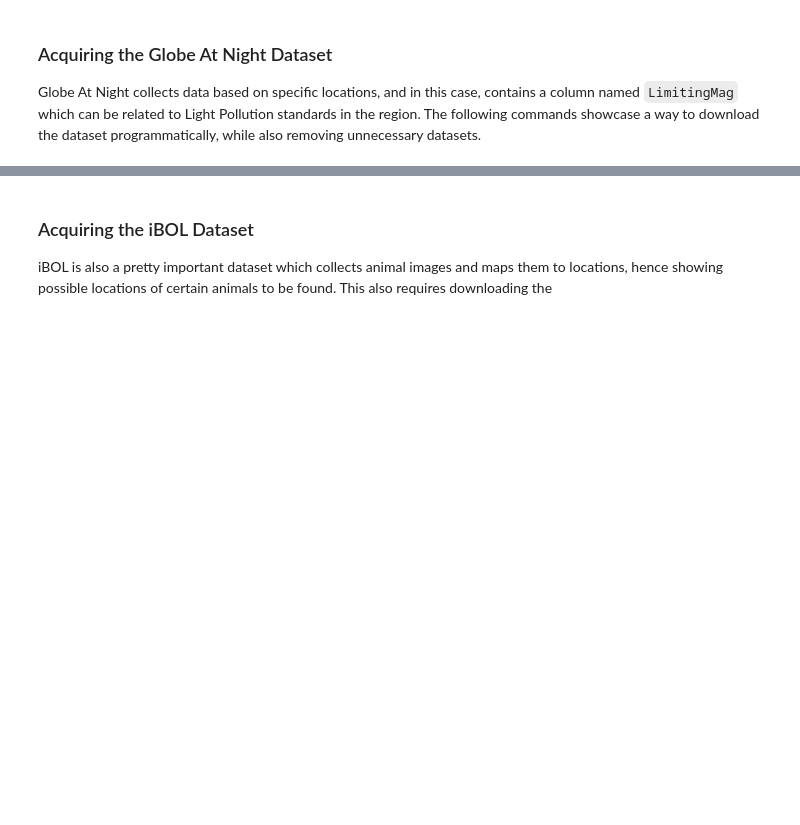
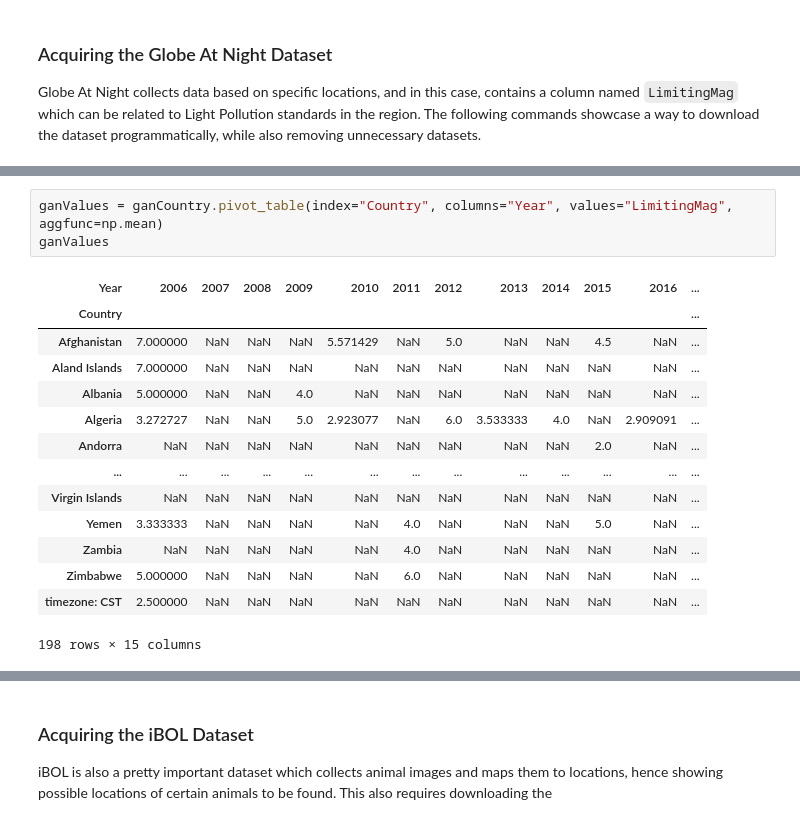
Before and after one commit to ThePyProgrammer/lightPollution, a Jupyter notebook: ProjectPrannayaGupta.ipynb, the cells around one changed output, grey strips where cells are left out. Cells and saved outputs as stored; diff of their text form; blank space fills up the shorter version.

```diff
--- a/ProjectPrannayaGupta.ipynb
+++ b/ProjectPrannayaGupta.ipynb
@@ -573,0 +771,18 @@ gan.Country.unique() #.groupby("UTTime").LimitingMag.mean().plot()
+# %%
+ganValues = ganCountry.pivot_table(index="Country", columns="Year", values="LimitingMag", aggfunc=np.mean)
+ganValues
+# %% [output]
+| Year | 2006 | 2007 | 2008 | 2009 | 2010 | 2011 | 2012 | 2013 | 2014 | 2015 | 2016 | ... |
+| Country |  |  |  |  |  |  |  |  |  |  |  | ... |
+| Afghanistan | 7.000000 | NaN | NaN | NaN | 5.571429 | NaN | 5.0 | NaN | NaN | 4.5 | NaN | ... |
+| Aland Islands | 7.000000 | NaN | NaN | NaN | NaN | NaN | NaN | NaN | NaN | NaN | NaN | ... |
+| Albania | 5.000000 | NaN | NaN | 4.0 | NaN | NaN | NaN | NaN | NaN | NaN | NaN | ... |
+| Algeria | 3.272727 | NaN | NaN | 5.0 | 2.923077 | NaN | 6.0 | 3.533333 | 4.0 | NaN | 2.909091 | ... |
+| Andorra | NaN | NaN | NaN | NaN | NaN | NaN | NaN | NaN | NaN | 2.0 | NaN | ... |
+| ... | ... | ... | ... | ... | ... | ... | ... | ... | ... | ... | ... | ... |
+| Virgin Islands | NaN | NaN | NaN | NaN | NaN | NaN | NaN | NaN | NaN | NaN | NaN | ... |
+| Yemen | 3.333333 | NaN | NaN | NaN | NaN | 4.0 | NaN | NaN | NaN | 5.0 | NaN | ... |
+| Zambia | NaN | NaN | NaN | NaN | NaN | 4.0 | NaN | NaN | NaN | NaN | NaN | ... |
+| Zimbabwe | 5.000000 | NaN | NaN | NaN | NaN | 6.0 | NaN | NaN | NaN | NaN | NaN | ... |
+| timezone: CST | 2.500000 | NaN | NaN | NaN | NaN | NaN | NaN | NaN | NaN | NaN | NaN | ... |
+198 rows × 15 columns
```
Also changed, not shown: parts of 26 cells of this notebook, 15 other files.
